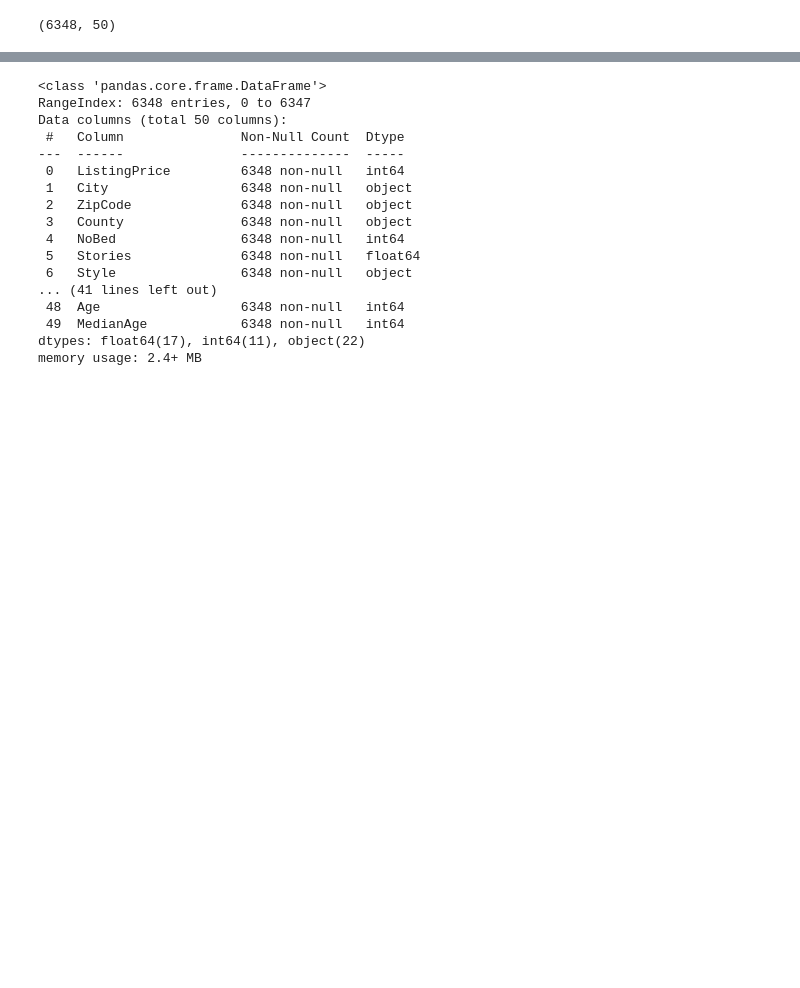
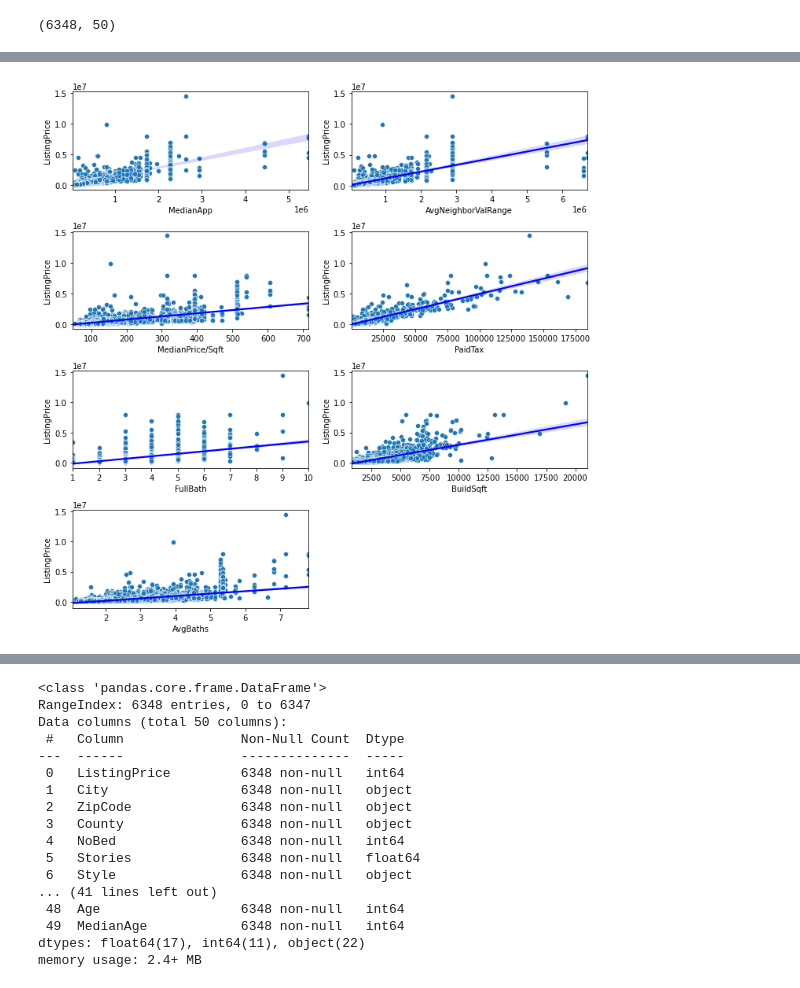
Before and after one commit to AllenAnsari/Prediction-House-Price-Using-Image-Processing, a Jupyter notebook: notebooks/Model.ipynb, the cells around one changed output, grey strips where cells are left out. Drawn from its saved outputs; the diff is of its cells as text; code cells hidden in the pictures; blank space fills up the shorter version.

```diff
--- a/notebooks/Model.ipynb
+++ b/notebooks/Model.ipynb
@@ -69,0 +90,16 @@ SingleFamilyHome.shape
+# %%
+high_correlated_features = ['MedianApp','AvgNeighborValRange','MedianPrice/Sqft','PaidTax',
+                            'FullBath','BuildSqft','AvgBaths']
+# %%
+'''Plot appropriate graphs to comprehend the relationship'''
+fig = plt.figure(figsize=(10,10))
+spec = gridspec.GridSpec(ncols=2, nrows=4)
+for i , var in enumerate(high_correlated_features):
+    ax_i = fig.add_subplot(spec[i])
+    sns.scatterplot(x=var, y='ListingPrice', data=SingleFamilyHome, palette='Blues_d')
+    sns.regplot(x=var, y='ListingPrice', data=SingleFamilyHome, scatter=False, color='b')
+    ax_i=plt.gca()
+plt.tight_layout()
+plt.show()
+# %% [output]
+[figure, added]
```
Also changed, not shown: parts of 9 cells of this notebook, 3 other files.
